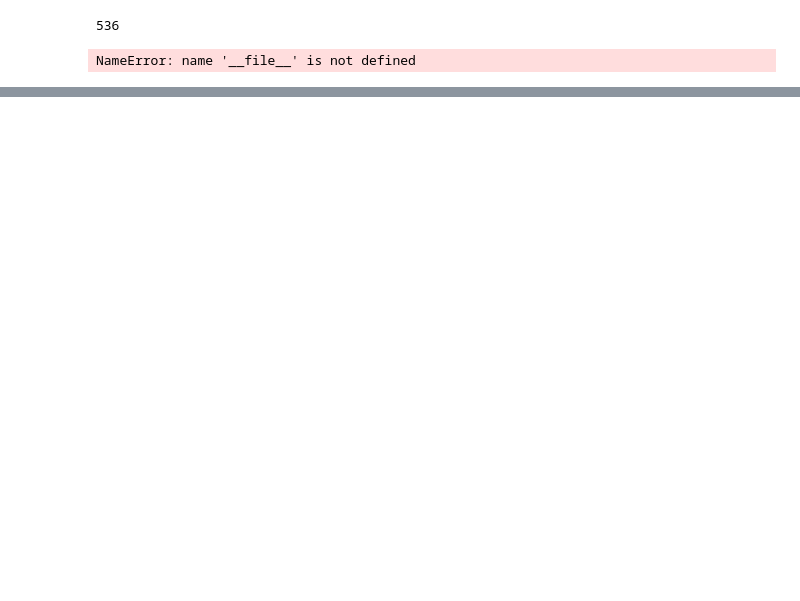
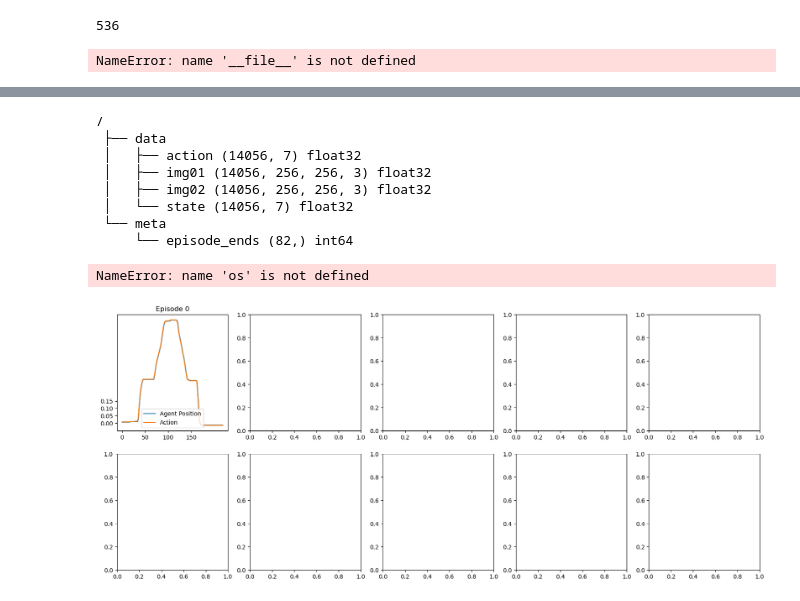
Before and after one commit to vpnasdfghjkl/diffusion, a Jupyter notebook: check_zarr.ipynb, the cells around one changed output, grey strips where cells are left out. Cells and saved outputs as stored; diff of their text form; code cells hidden in the pictures; blank space fills up the shorter version.

Commit message:
SongLing

```diff
--- a/check_zarr.ipynb
+++ b/check_zarr.ipynb
@@ -80,0 +80,75 @@ plt.show()
+# %%
+import cv2
+import zarr
+import numpy as np
+import matplotlib.pyplot as plt
+
+# video_folder = "/app/data/BJ_juice1/video"
+
+# os.makedirs(video_folder,exist_ok=True)
+
+# draw dataset
+dataset_path = "/app/data/zarr/SongLingPickPlace.zarr"
+dataset_root = zarr.open(dataset_path, 'r')
+# dataset_root0 = zarr.open(dataset_path0, 'r')
+print(dataset_root.tree())
+
+train_image_data01 = dataset_root['data']['img01']
+train_image_data02 = dataset_root['data']['img02']
+
+# train_image_data = np.moveaxis(train_image_data, -1, 1)
+train_data = {
+    'img01':train_image_data01,
+    'img02':train_image_data02,
+    'agent_pos': dataset_root['data']['state'],
+    'action': dataset_root['data']['action']
+}
+episode_ends = dataset_root['meta']['episode_ends']
+
+# plot first 10 episodes and record the video
+fig, axs = plt.subplots(2, 5, figsize=(20, 8))
+for i in range(10):
+    start_idx = 0
+    if i > 0:
+        start_idx = episode_ends[i-1]
+    end_idx = episode_ends[i]
+    episode_length = end_idx - start_idx
+    ax = axs[i//5, i%5]
+    ax.set_title(f"Episode {i}")
+    ax.plot(train_data['agent_pos'][start_idx:end_idx,0], label='Agent Position')
+    ax.plot(train_data['action'][start_idx:end_idx,0], label='Action')
+    # 保证每张图之间的x轴刻度一致,y轴刻度一致,y轴一格为50。而且每个图的50长度是一样的
+    ax.set_xticks(np.arange(0, 200, 50))
+    ax.set_yticks(np.arange(0, 0.2, 0.05))
+    # ax.set_aspect('equal')
+    ax.legend()
+
+    # 提取帧数据
+    frames = train_image_data[start_idx:end_idx]
+    frames = np.moveaxis(frames, 1, -1)  # 确保帧数据格式为 (height, width, channels)
+    frames = frames.astype(np.uint8)
+
+    # 存储为MP4文件
+    video_path = os.path.join(video_folder, f"episode_{i}.mp4")
+    fourcc = cv2.VideoWriter_fourcc(*'mp4v')  # 使用mp4编码
+    out = cv2.VideoWriter(video_path, fourcc, 10, (frames.shape[2], frames.shape[1]))  # 设置帧速率和帧大小
+
+    for frame in frames:
+        out.write(cv2.cvtColor(frame, cv2.COLOR_RGB2BGR))  # 将RGB转换为BGR格式
+    out.release()
+
+
+
+plt.tight_layout()
+plt.show()
+# %% [output]
+/
+ ├── data
+ │   ├── action (14056, 7) float32
+ │   ├── img01 (14056, 256, 256, 3) float32
+ │   ├── img02 (14056, 256, 256, 3) float32
+ │   └── state (14056, 7) float32
+ └── meta
+     └── episode_ends (82,) int64
+NameError: name 'os' is not defined
+[figure, added]
```
Also changed, not shown: parts of 1 cell of this notebook, 9 other files.
